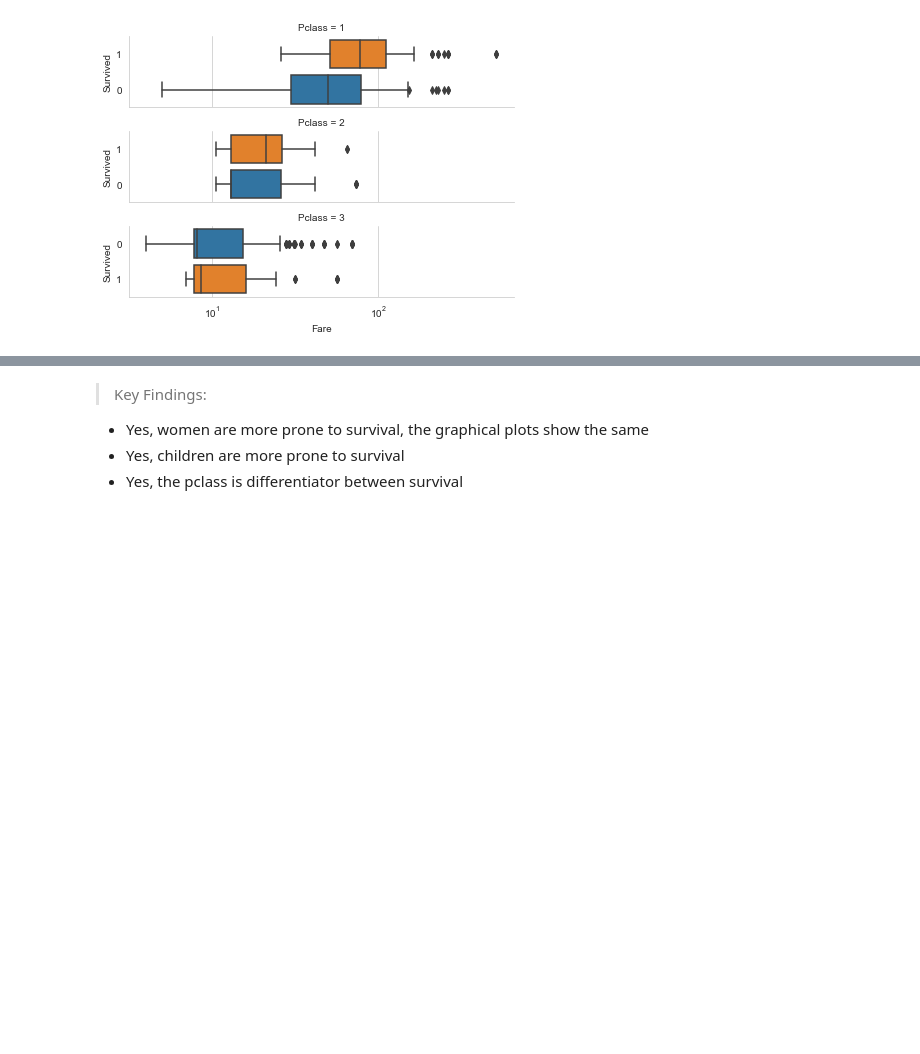
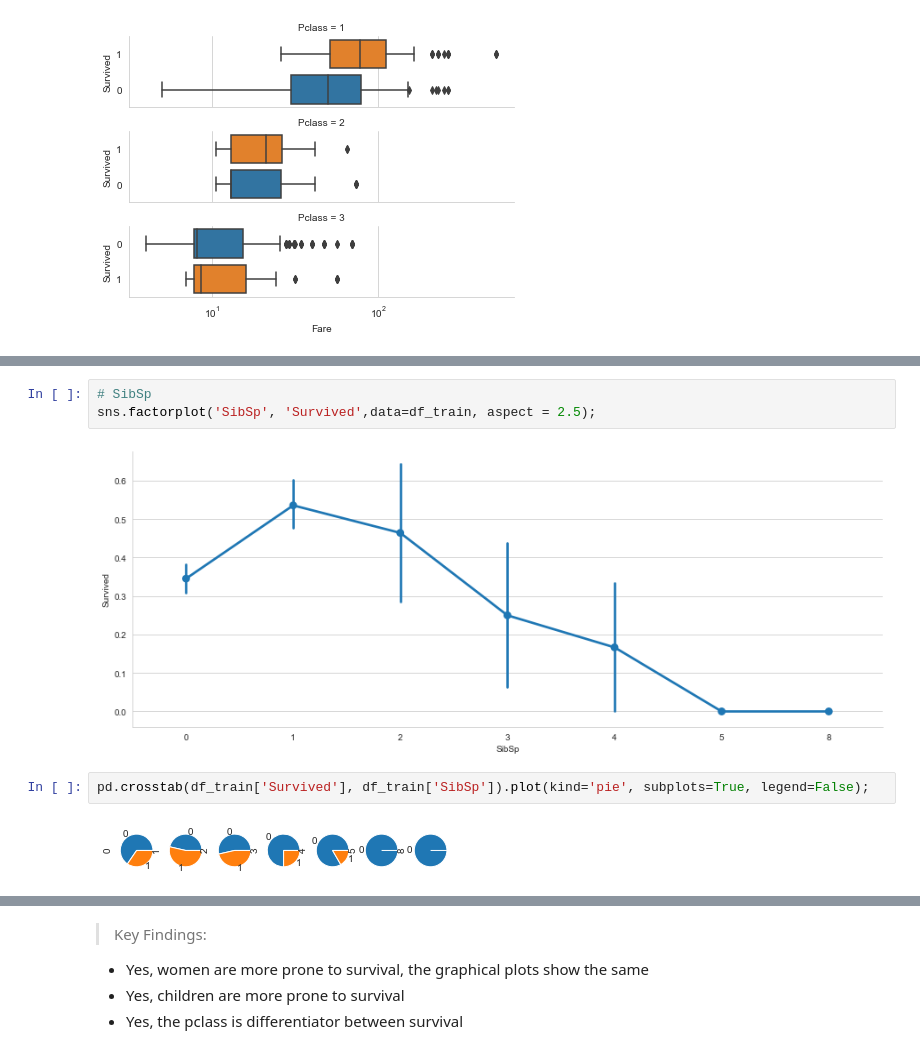
Before and after one commit to do2blehelix/kaggle, a Jupyter notebook: titanic/Pytanic.ipynb, the cells around one changed output, grey strips where cells are left out. Cells and saved outputs as stored; diff of their text form; blank space fills up the shorter version.

```diff
--- a/titanic/Pytanic.ipynb
+++ b/titanic/Pytanic.ipynb
@@ -232,0 +197,9 @@ df_train[df_train['Fare'] > 200]
+# %%
+# SibSp
+sns.factorplot('SibSp', 'Survived',data=df_train, aspect = 2.5);
+# %% [output]
+[figure, added]
+# %%
+pd.crosstab(df_train['Survived'], df_train['SibSp']).plot(kind='pie', subplots=True, legend=False);
+# %% [output]
+[figure, added]
```
Also changed, not shown: parts of 67 cells of this notebook, 6 other files.
